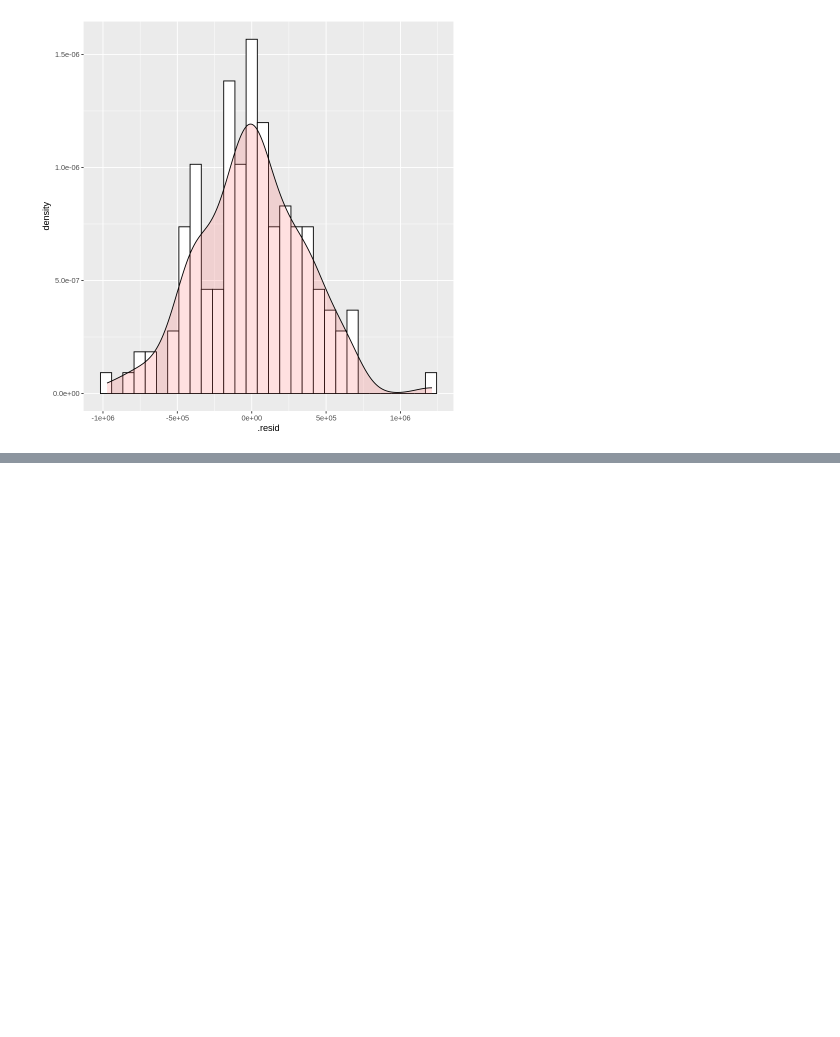
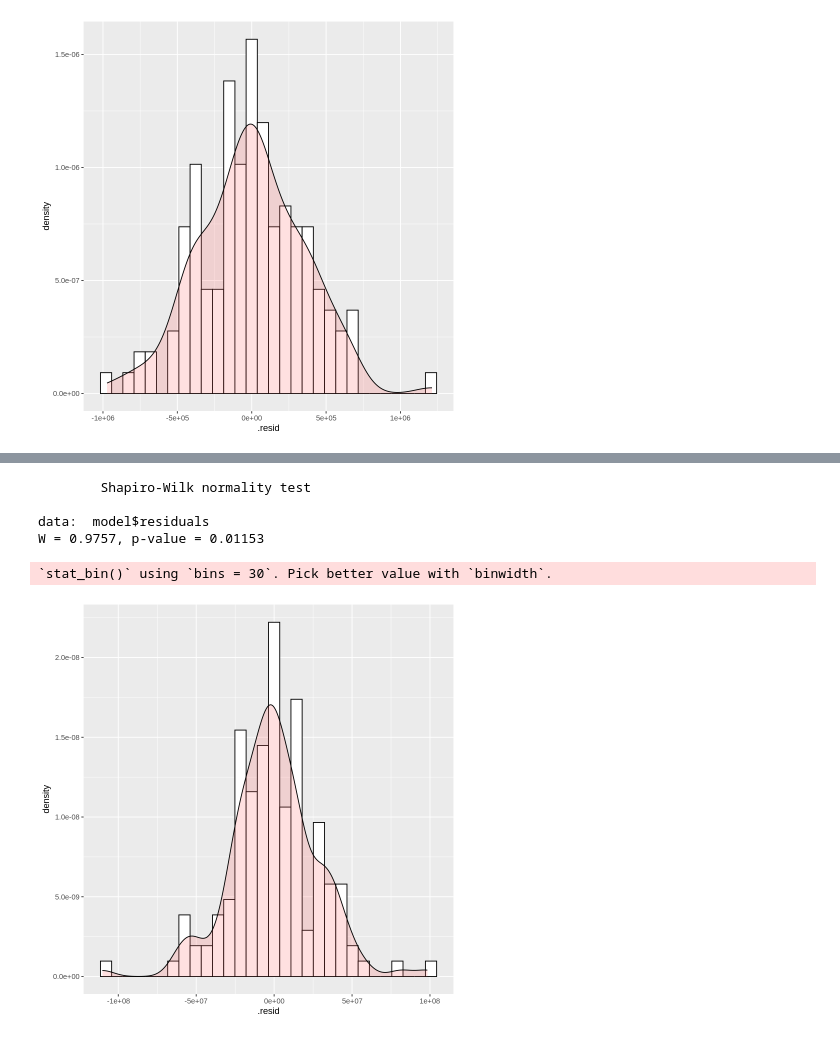
Before and after one commit to jpoletti/elec-demand-arg, a Jupyter notebook: ESP.ipynb, the cells around one changed output, grey strips where cells are left out. Cells and saved outputs as stored; diff of their text form; code cells hidden in the pictures; blank space fills up the shorter version.

```diff
--- a/ESP.ipynb
+++ b/ESP.ipynb
@@ -574,0 +610,9 @@ Warning message in predict.lm(model, data = predictors_df, interval = "predict")
+# %%
+res_dist(subs_model)
+# %% [output]
+        Shapiro-Wilk normality test
+
+data:  model$residuals
+W = 0.9757, p-value = 0.01153
+`stat_bin()` using `bins = 30`. Pick better value with `binwidth`.
+[figure, added]
```
Also changed, not shown: parts of 21 cells of this notebook.
